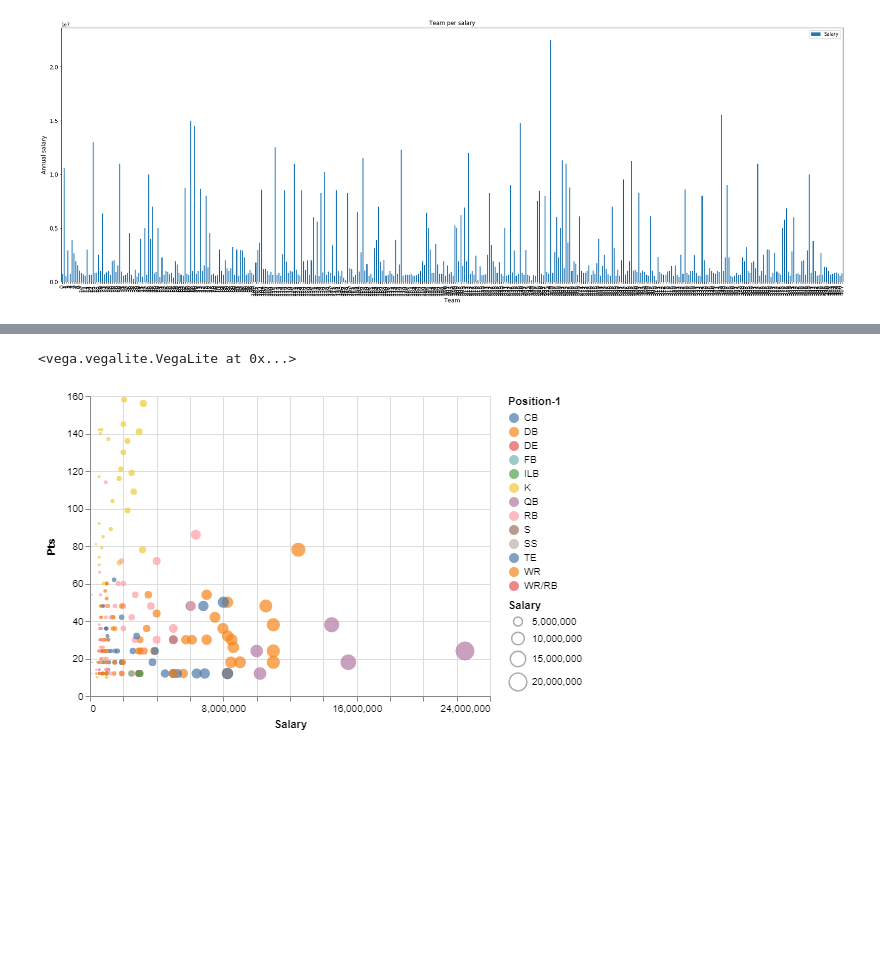
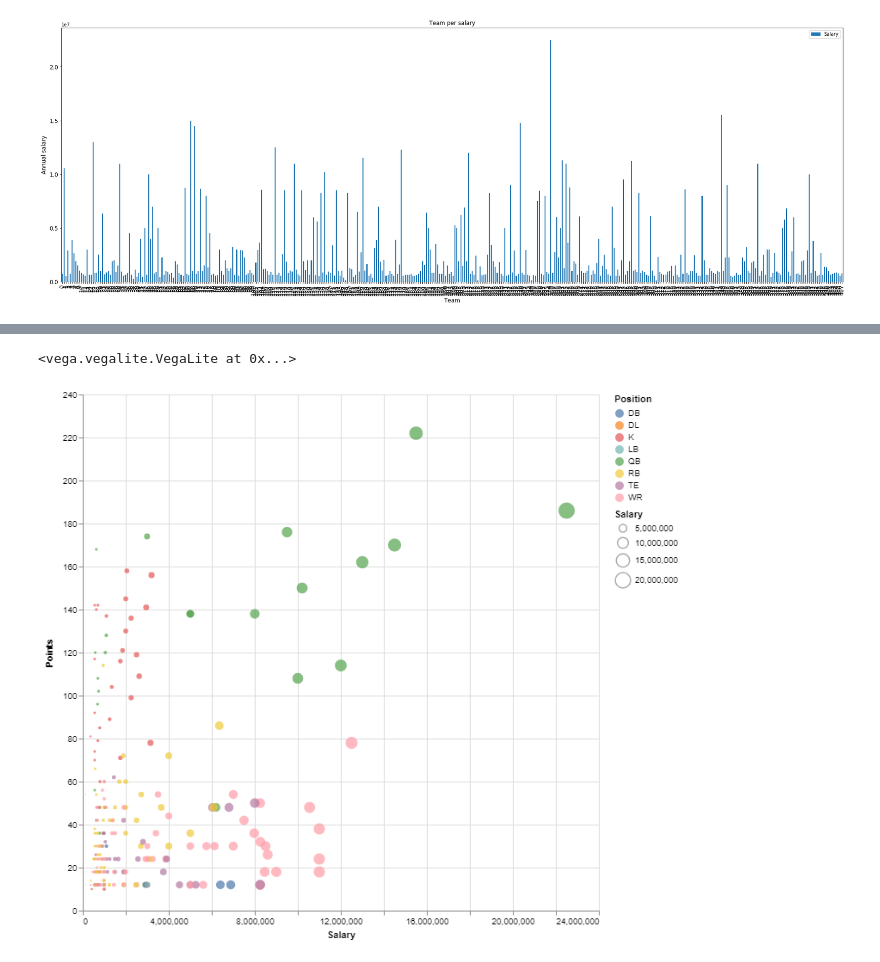
Before and after one commit to BrianBehnke/Week5-NFL-Salary-Prject, a Jupyter notebook: NFLProjectPart2.ipynb, the cells around one changed output, grey strips where cells are left out. Cells and saved outputs as stored; diff of their text form; code cells hidden in the pictures; blank space fills up the shorter version.

```diff
--- a/NFLProjectPart2.ipynb
+++ b/NFLProjectPart2.ipynb
@@ -11,5 +10,5 @@ RendererRegistry.enable('notebook')
 # %%
-url = 'https://raw.githubusercontent.com/BrianBehnke/Week5-NFL-Salary-Project/master/NFLdataExtract.csv'
+url = 'https://raw.githubusercontent.com/BrianBehnke/Week5-NFL-Salary-Project/master/NFLdataExtract2.csv'
 nfl_data=pd.read_csv(url)
 nfl_data.head()
 # %% [output]
@@ -79,7 +78,7 @@ plt.show()
 # %% [output]
 [figure]
 # %%
-nfl_scorers = nfl_data.loc[nfl_data['Pts'] >= 10]
+nfl_scorers = nfl_data.loc[nfl_data['Points'] >= 10]
 nfl_scorers.head().T
 # %% [output]
 |  | 0 | 1 | 2 | 4 | 5 |
@@ -125,4 +122,4 @@ nfl_scorers.head()
 # %%
 nfl_scorers = nfl_scorers.drop('Number of Records', axis=1)
-nfl_scorers = nfl_scorers.drop('Position', axis=1)
-nfl_scorers = nfl_scorers.drop('Team-1', axis=1)
+nfl_scorers = nfl_scorers.drop('Passing TDs', axis=1)
+nfl_scorers = nfl_scorers.drop('Pts', axis=1)
@@ -215,10 +222,11 @@ alt.Chart(nfl_scorers).mark_bar().encode(
 # %%
 alt.Chart(nfl_scorers).mark_circle().encode(
-    alt.X('Salary', scale=alt.Scale(zero=False)),
-    alt.Y('Pts', scale=alt.Scale(zero=False, padding=1)),
-    color='Position-1',
-    size='Salary'
-)
+    alt.X('Salary', scale=alt.Scale(zero=True)),
+    alt.Y('Points', scale=alt.Scale(zero=True, padding=1)),
+    color='Position',
+    size='Salary',
+    tooltip=['Player', 'Salary', 'Points', 'Position']
+).interactive().configure_view(height=600, width=600)
 # %% [output]
 <vega.vegalite.VegaLite at 0x...>
-[figure, old version]
+[figure, new version]
```
Also changed, not shown: parts of 29 cells of this notebook.
